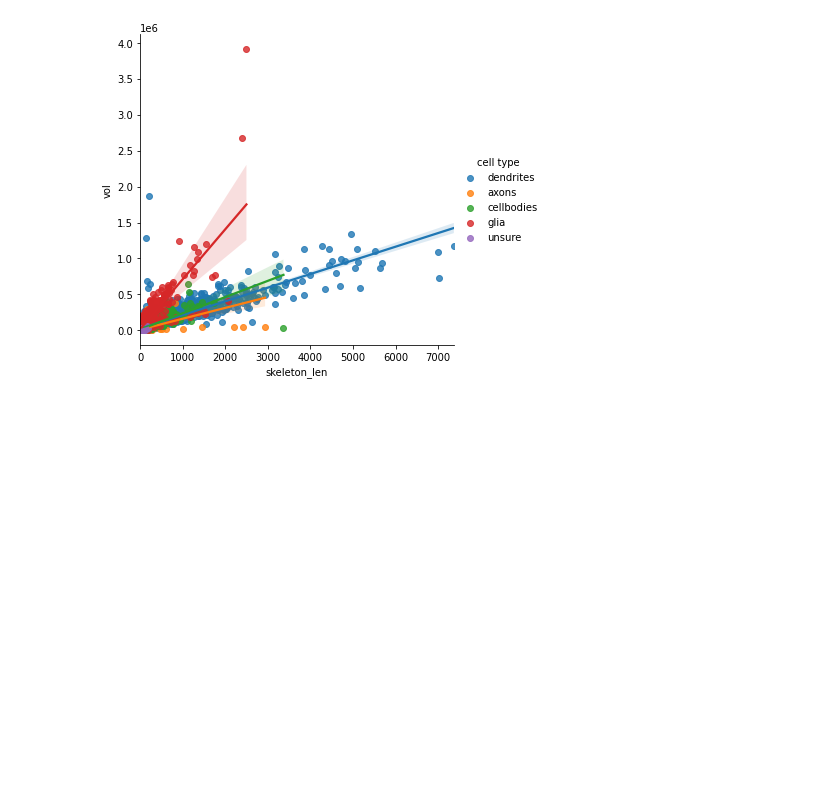
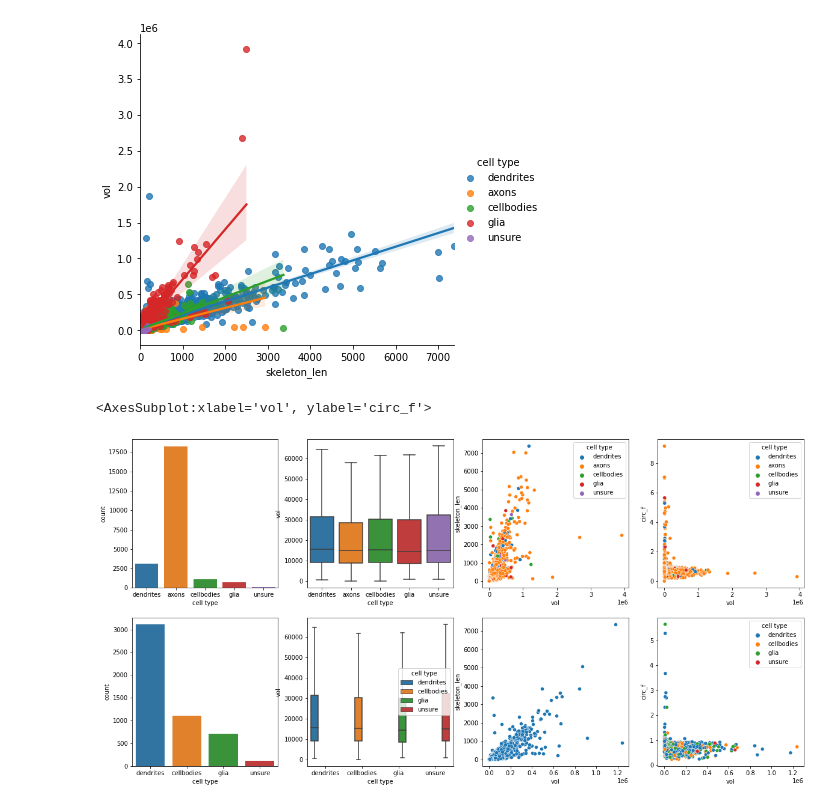
Before and after one commit to zoidberg77/EManalysis, a Jupyter notebook: notebooks/figures.ipynb, the cells around one changed output. Saved outputs shown, nothing was run; the diff lists cells and outputs as text; code cells hidden in the pictures; blank space fills up the shorter version.

```diff
--- a/notebooks/figures.ipynb
+++ b/notebooks/figures.ipynb
@@ -180,3 +180,21 @@ g = sb.lmplot(
 )
 # %% [output]
 [figure]
+# %%
+import seaborn as sns
+
+fig, axes = plt.subplots(2, 4)
+fig.set_figheight(10)
+fig.set_figwidth(20)
+sns.countplot(x="cell type", data=dataset, ax=axes[0,0])
+sb.boxplot(x="cell type", y="vol", data=dataset, showfliers=False, ax=axes[0,1])
+sns.scatterplot(x="vol", y="skeleton_len", hue="cell type", data=dataset,ax=axes[0,2])
+sns.scatterplot(x="vol", y="circ_f", hue="cell type", data=dataset,ax=axes[0,3])
+
+sns.countplot(x="cell type", data=dataset.loc[dataset['cell type'] != "axons"], ax=axes[1,0])
+sb.boxplot(x="cell type", y="vol", hue='cell type', data=dataset.loc[dataset['cell type'] != "axons"], showfliers=False, ax=axes[1,1])
+sns.scatterplot(x="vol", y="skeleton_len", data=dataset.loc[dataset['cell type'] != "axons"],ax=axes[1,2])
+sns.scatterplot(x="vol", y="circ_f", hue="cell type", data=dataset.loc[dataset['cell type'] != "axons"],ax=axes[1,3])
+# %% [output]
+<AxesSubplot:xlabel='vol', ylabel='circ_f'>
+[figure, added]
```
Also changed, not shown: parts of 8 cells of this notebook, 5 other files.
